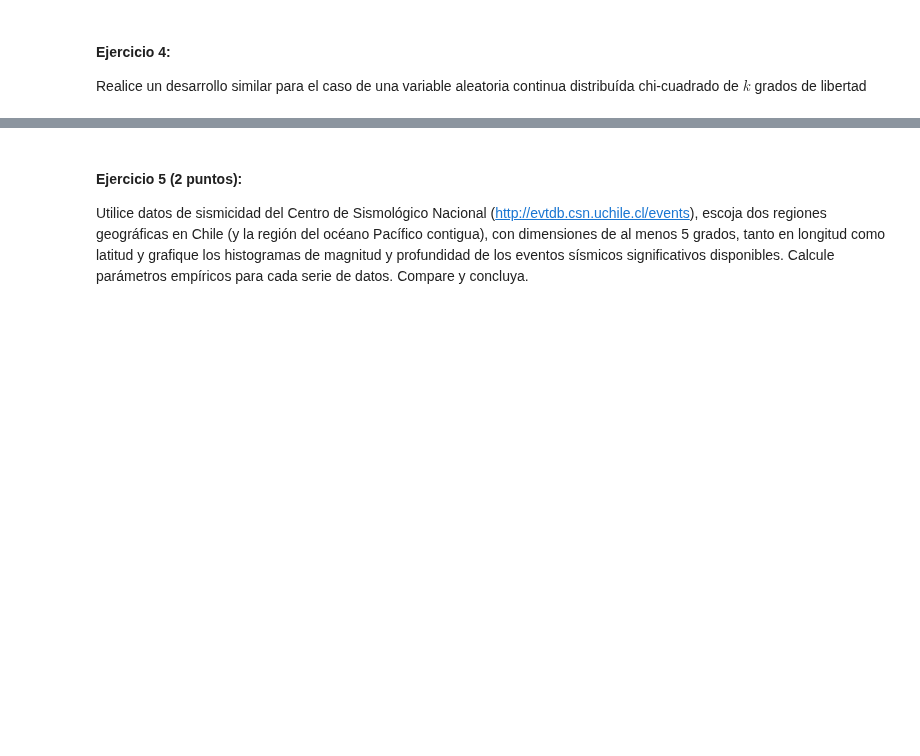
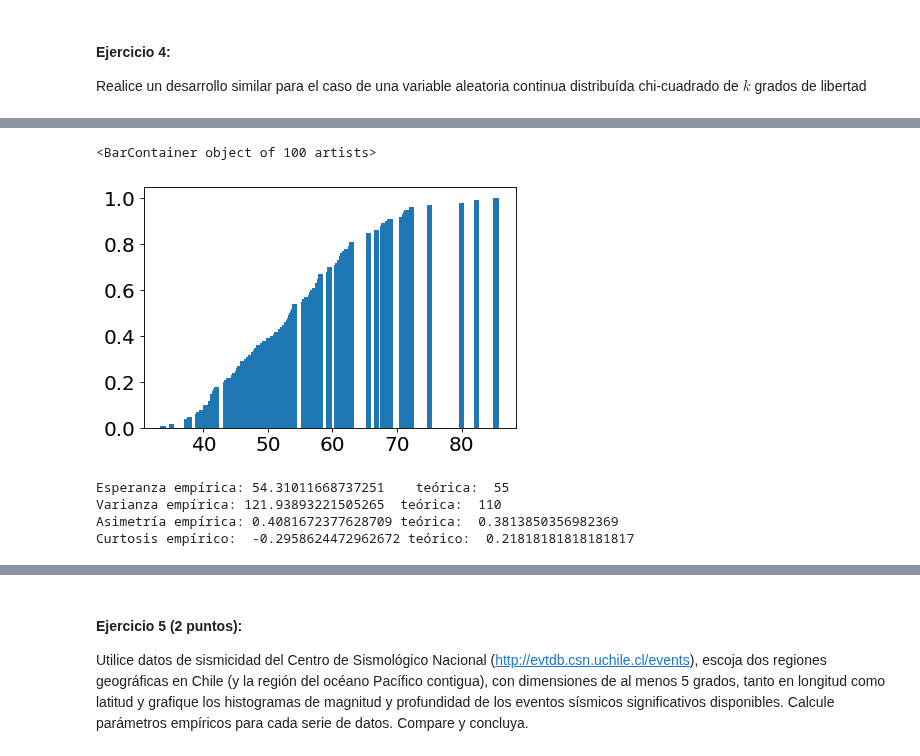
Before and after one commit to estebantejeda/INFO274, a Jupyter notebook: lab2/Laboratorio2.ipynb, the cells around one changed output, grey strips where cells are left out. Saved outputs shown, nothing was run; the diff lists cells and outputs as text; code cells hidden in the pictures; blank space fills up the shorter version.

```diff
--- a/lab2/Laboratorio2.ipynb
+++ b/lab2/Laboratorio2.ipynb
@@ -438,0 +436,31 @@ Realice un desarrollo similar para el caso de una variable aleatoria continua di
+# %%
+## gráfica de la distribución empírica acumulada
+def ecdf(data):
+    """ Calcula la distribución empírica acumulada"""
+    x = np.sort(data)
+    n = x.size
+    y = np.arange(1, n+1) / n
+    return(x,y)
+
+fig, ax = plt.subplots(1, 1,figsize=(6, 4), dpi=80)
+
+x,cum_chi2 = ecdf(datos_chi2)
+ax.bar(x,cum_chi2)
+# %% [output]
+<BarContainer object of 100 artists>
+[figure, added]
+# %%
+## Cálculo de esperanza y varianza empírica y teórica
+promedio = sum(datos_chi2)/size
+var_emp = sum((datos_chi2 - promedio)*(datos_chi2-promedio))/size
+asim = stats.skew(datos_chi2)
+curtos = stats.kurtosis(datos_chi2)
+print('Esperanza empírica:',promedio,'   teórica: ',df)
+print('Varianza empírica:',var_emp,' teórica: ', 2*df)
+print('Asimetría empírica:', asim, 'teórica: ',math.sqrt(8/df))
+print('Curtosis empírico: ', curtos, 'teórico: ',12/df)
+# %% [output]
+Esperanza empírica: 54.31011668737251    teórica:  55
+Varianza empírica: 121.93893221505265  teórica:  110
+Asimetría empírica: 0.4081672377628709 teórica:  0.3813850356982369
+Curtosis empírico:  -0.2958624472962672 teórico:  0.21818181818181817
```
Also changed, not shown: parts of 19 cells of this notebook.
